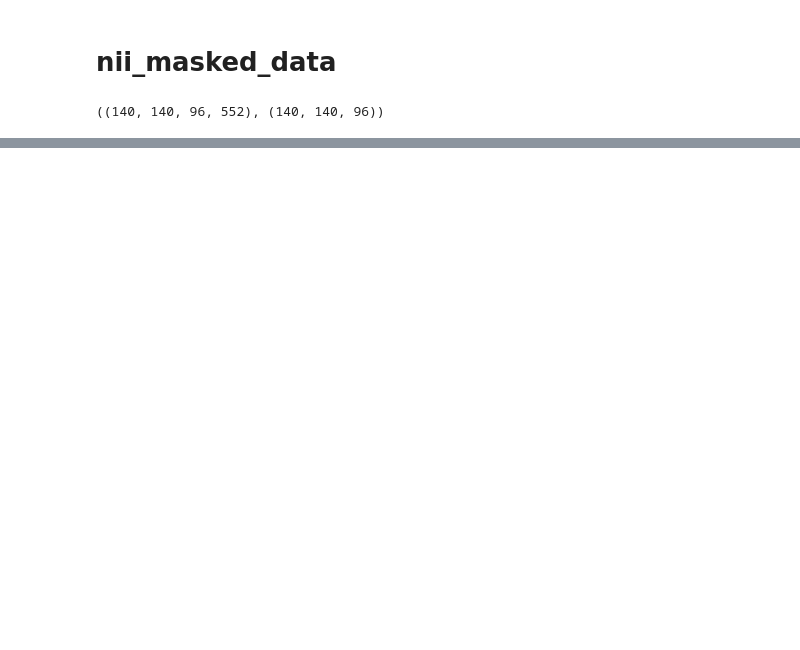
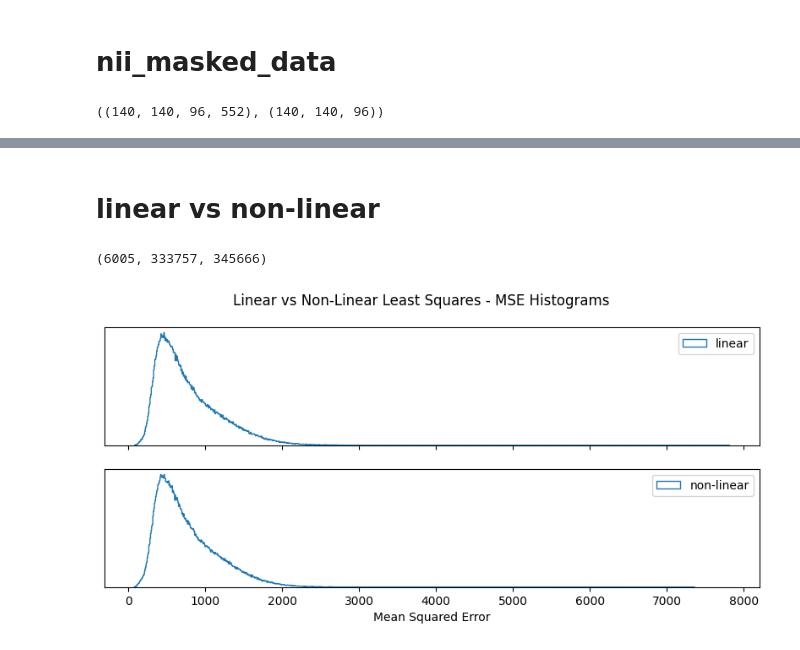
Before and after one commit to TsakasPanagiotis/GDL-DTI, a Jupyter notebook: ground_truth.ipynb, the cells around one changed output, grey strips where cells are left out. Saved outputs shown, nothing was run; the diff lists cells and outputs as text; code cells hidden in the pictures; blank space fills up the shorter version.

```diff
--- a/ground_truth.ipynb
+++ b/ground_truth.ipynb
@@ -169,0 +298,2 @@ with open('lstsq_results.pkl', 'rb') as f:
+# %% [markdown]
+# linear vs non-linear
@@ -169,0 +320,21 @@ with open('lstsq_results.pkl', 'rb') as f:
+# %%
+equal_common_count, common_count, np.sum(mask)
+# %% [output]
+(6005, 333757, 345666)
+# %%
+fig, ax = plt.subplots(2, 1, figsize=(10, 4), sharex=True)
+fig.suptitle('Linear vs Non-Linear Least Squares - MSE Histograms')
+
+ax[0].hist(np.array(linear_errors), bins=1000, histtype='step', label='linear')
+ax[0].legend()
+ax[0].yaxis.set_visible(False)
+
+ax[1].hist(np.array(non_linear_errors), bins=1000, histtype='step', label='non-linear')
+ax[1].legend()
+ax[1].yaxis.set_visible(False)
+
+ax[-1].set_xlabel('Mean Squared Error')
+plt.savefig('linear vs non-linear least squares - MSE histograms.png')
+plt.show()
+# %% [output]
+[figure, added]
```
Also changed, not shown: parts of 22 cells of this notebook, 2 other files.
